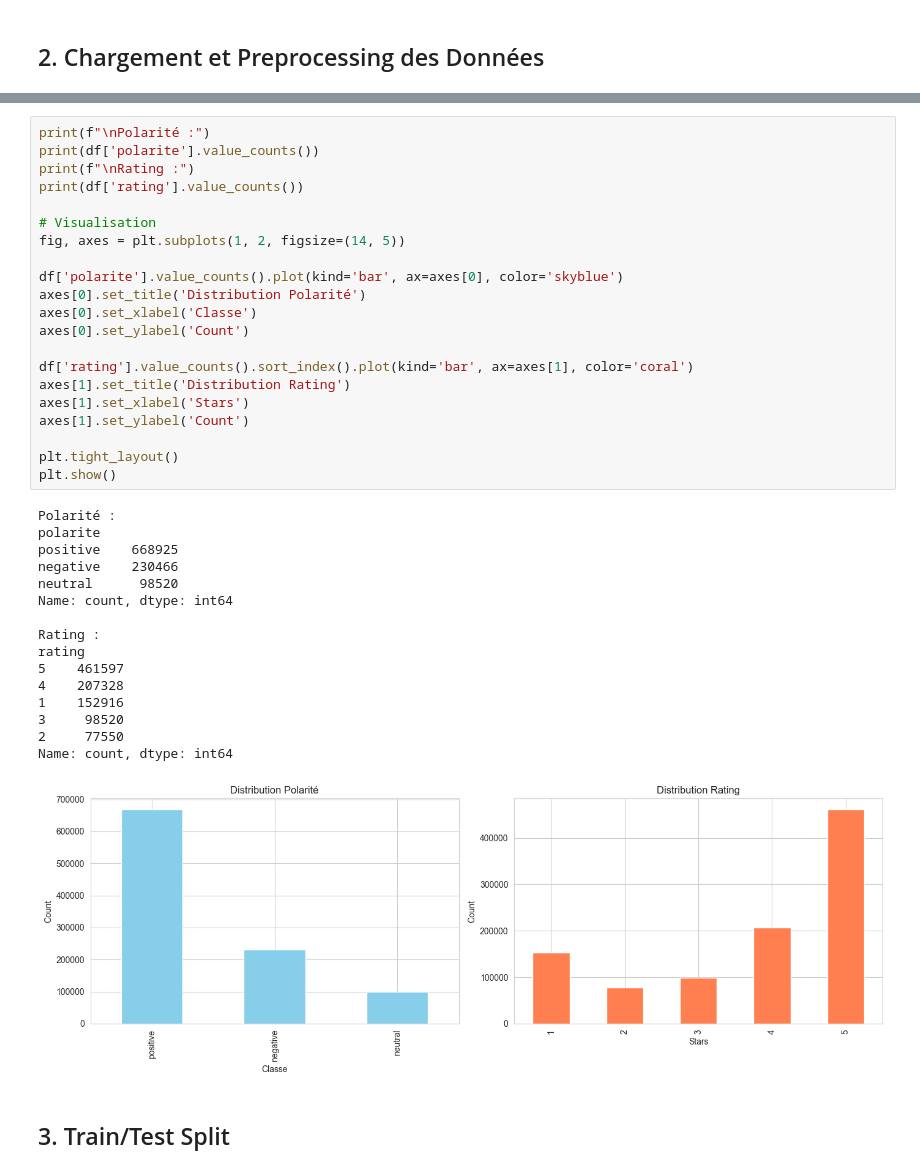
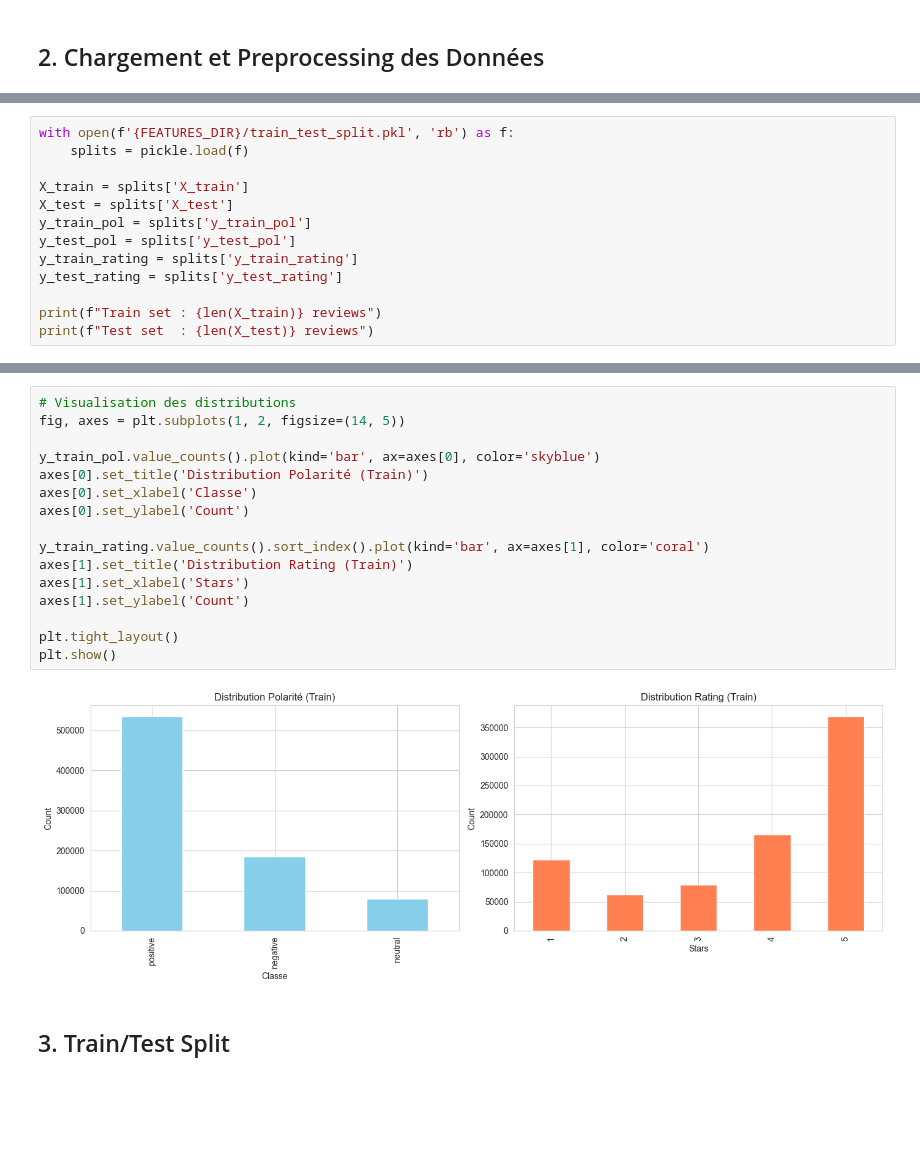
Before and after one commit to Apalian/Analyse-intelligente-des-avis-Yelp-avec-ML, a Jupyter notebook: notebooks/04_ml_classique.ipynb, the cells around one changed output, grey strips where cells are left out. Drawn from its saved outputs; the diff is of its cells as text; blank space fills up the shorter version.

```diff
--- a/notebooks/04_ml_classique.ipynb
+++ b/notebooks/04_ml_classique.ipynb
@@ -104,0 +55,13 @@ Dataset après preprocessing : 997911 reviews
+# %%
+with open(f'{FEATURES_DIR}/train_test_split.pkl', 'rb') as f:
+    splits = pickle.load(f)
+
+X_train = splits['X_train']
+X_test = splits['X_test']
+y_train_pol = splits['y_train_pol']
+y_test_pol = splits['y_test_pol']
+y_train_rating = splits['y_train_rating']
+y_test_rating = splits['y_test_rating']
+
+print(f"Train set : {len(X_train)} reviews")
+print(f"Test set  : {len(X_test)} reviews")
@@ -105,41 +93,21 @@ Dataset après preprocessing : 997911 reviews
 # %%
-print(f"\nPolarité :")
-print(df['polarite'].value_counts())
-print(f"\nRating :")
-print(df['rating'].value_counts())
-
-# Visualisation
+# Visualisation des distributions
 fig, axes = plt.subplots(1, 2, figsize=(14, 5))
 
-df['polarite'].value_counts().plot(kind='bar', ax=axes[0], color='skyblue')
-axes[0].set_title('Distribution Polarité')
+y_train_pol.value_counts().plot(kind='bar', ax=axes[0], color='skyblue')
+axes[0].set_title('Distribution Polarité (Train)')
 axes[0].set_xlabel('Classe')
 axes[0].set_ylabel('Count')
 
-df['rating'].value_counts().sort_index().plot(kind='bar', ax=axes[1], color='coral')
-axes[1].set_title('Distribution Rating')
+y_train_rating.value_counts().sort_index().plot(kind='bar', ax=axes[1], color='coral')
+axes[1].set_title('Distribution Rating (Train)')
 axes[1].set_xlabel('Stars')
 axes[1].set_ylabel('Count')
 
 plt.tight_layout()
 plt.show()
 # %% [output]
-Polarité :
-polarite
-positive    668925
-negative    230466
-neutral      98520
-Name: count, dtype: int64
-
-Rating :
-rating
-5    461597
-4    207328
-1    152916
-3     98520
-2     77550
-Name: count, dtype: int64
-[figure, old version]
+[figure, new version]
 # %% [markdown]
 ## 3. Train/Test Split
 # %%
```
Also changed, not shown: parts of 37 cells of this notebook, 6 other files.
